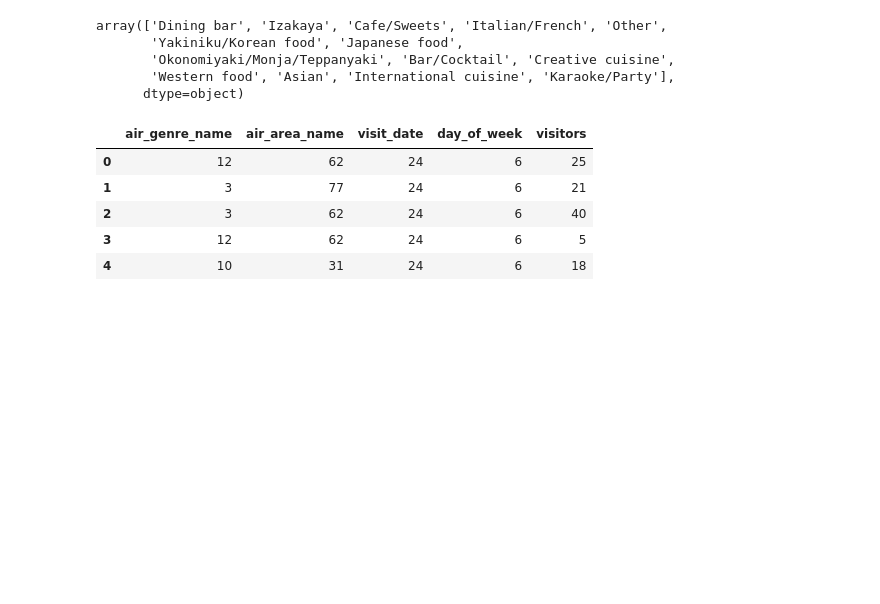
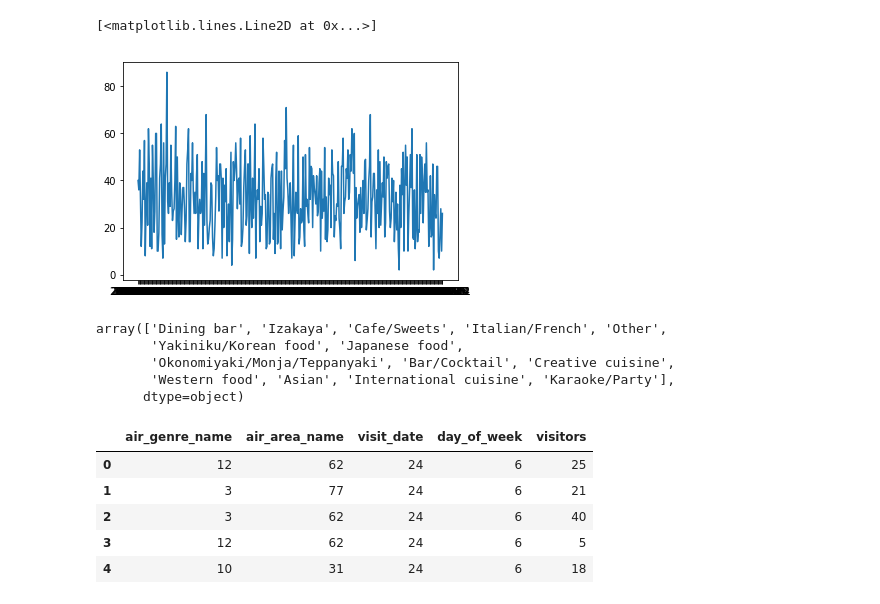
Before and after one commit to Gan001/dataviz-final-project, a Jupyter notebook: Air_Jordans.ipynb, the cells around one changed output. Drawn from its saved outputs; the diff is of its cells as text; code cells hidden in the pictures; blank space fills up the shorter version.

```diff
--- a/Air_Jordans.ipynb
+++ b/Air_Jordans.ipynb
@@ -17,3 +123,11 @@ air_jordan_df.head(5)
+# %%
+x = rest_one_df["visit_date"]
+y = rest_one_df["visitors"]
+
+plt.plot(x, y)
+# %% [output]
+[<matplotlib.lines.Line2D at 0x...>]
+[figure, added]
 # %%
 air_jordan_df["air_genre_name"].unique()
 # %% [output]
```
Also changed, not shown: parts of 9 cells of this notebook, 1 other file.
